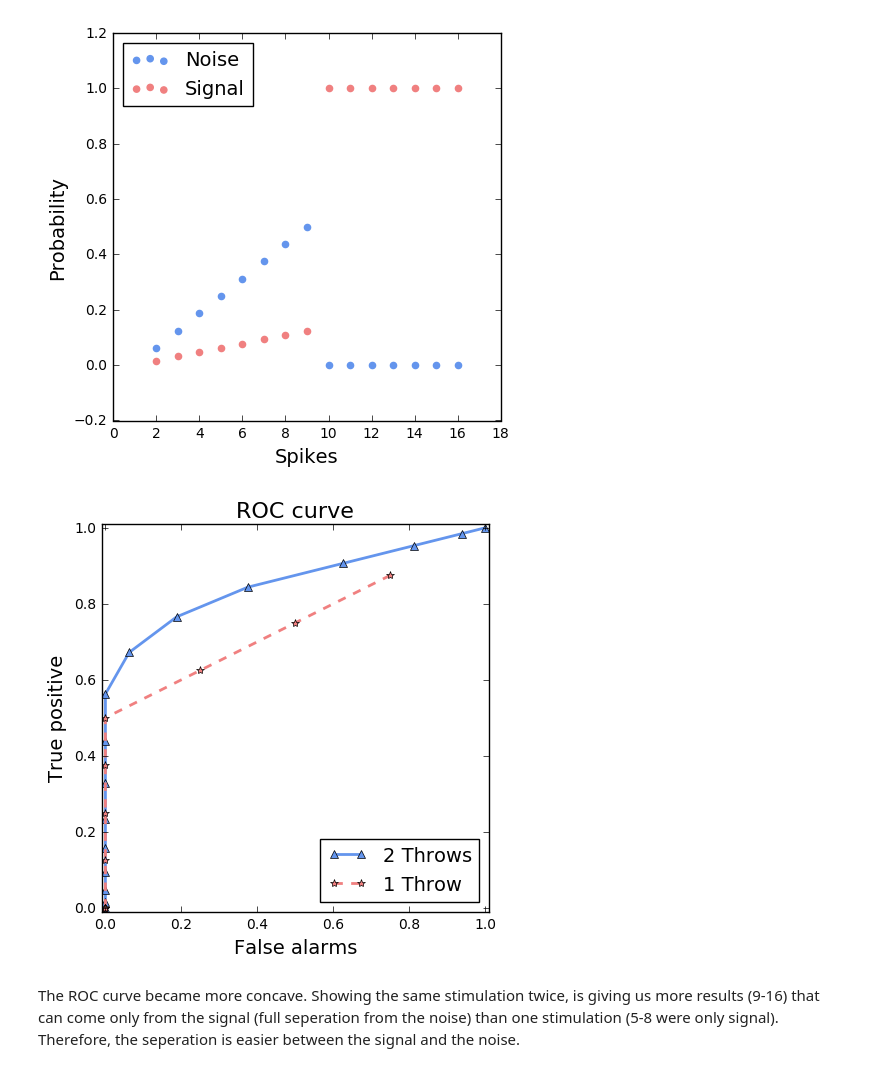
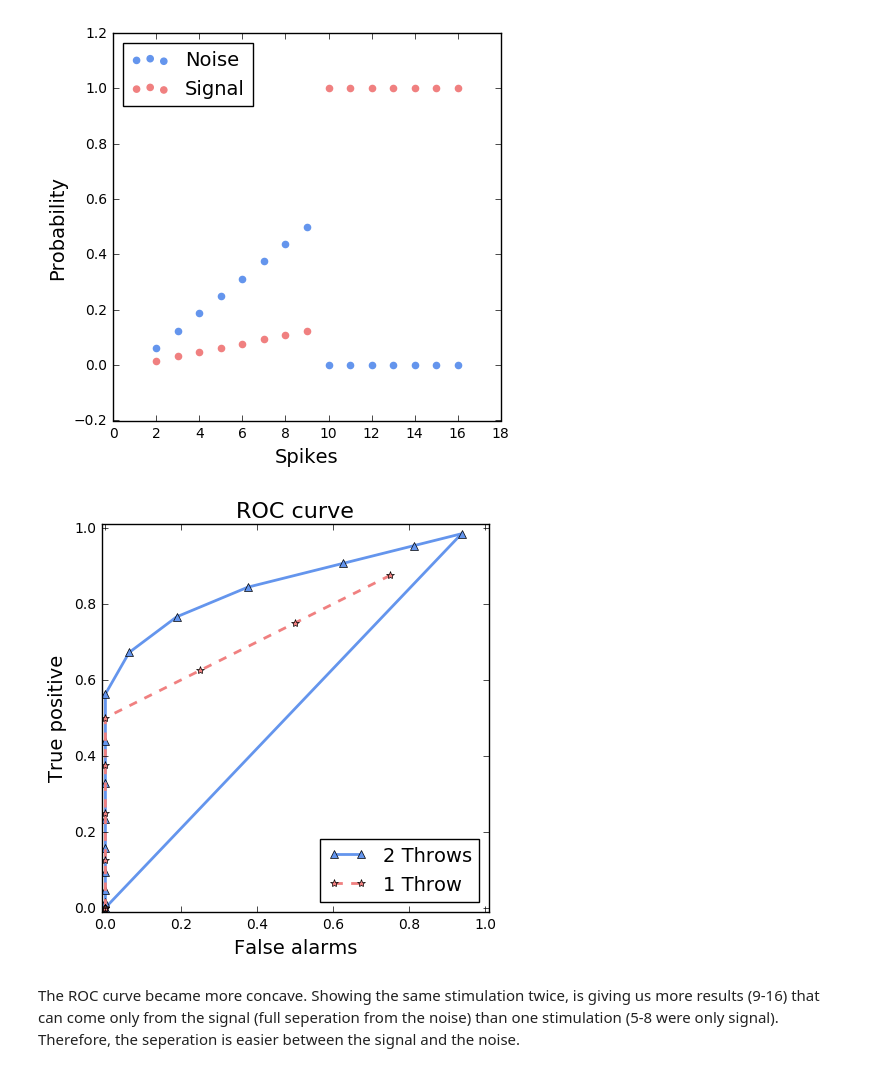
Before and after one commit to PTorr/Decisio-making, a Jupyter notebook: question1.ipynb, the cells around one changed output. Drawn from its saved outputs; the diff is of its cells as text; code cells hidden in the pictures.

```diff
--- a/question1.ipynb
+++ b/question1.ipynb
@@ -84,24 +84,24 @@ save_maxfig(fig31,'fig31')
 # %%
 H_Noise  = np.array([0,1.,2.,3.,4.,3.,2.,1.,0,0,0,0,0,0,0,0])/16.
 V_Signal = np.array([0,1.,2.,3.,4.,5.,6.,7.,8.,7.,6.,5.,4.,3.,2.,1.])/64.
 n = len(H_Noise)
 TP2 = np.zeros(n)
 FA2 = np.copy(TP2)
-for i in range(0,n):
+for i in range(1,n):
     TP2[i] = np.sum(V_Signal[i+1:])
     FA2[i] = np.sum(H_Noise[i+1:])
 fig4 = plt.figure('4')
 plt.plot(FA2,TP2,color = 'cornflowerblue',marker = '^', linewidth = 2, label= '2 Throws')
 plt.plot(FA,TP, color='lightcoral', marker = '*', linestyle='--', linewidth = 2, label = '1 Throw')
 plt.xlim([-0.01,1.01])
 plt.ylim([-0.01,1.01])
 plt.legend(fontsize=14,loc=4)
 plt.xlabel('False alarms',fontsize=14)
 plt.ylabel('True positive',fontsize=14)
 plt.title('ROC curve',fontsize=16)
 save_maxfig(fig4,'fig4')
 # %% [output]
-[figure, old version]
+[figure, new version]
 # %% [markdown]
 The ROC curve became more concave. Showing the same stimulation twice, is giving us more results (9-16) that can come only from the signal (full seperation from the noise) than one stimulation (5-8 were only signal). Therefore, the seperation is easier between the signal and the noise.
 # %% [markdown]
```
Also changed, not shown: 2 other files.
